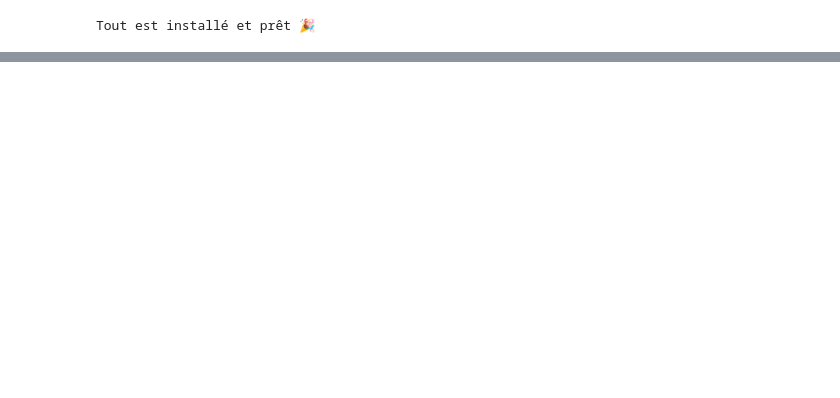
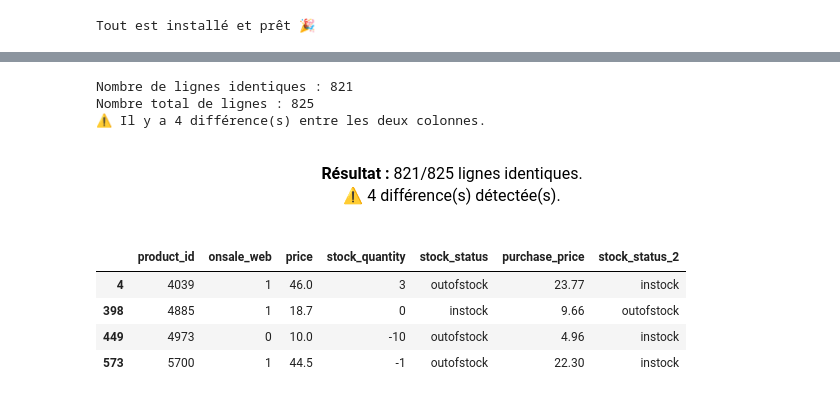
Before and after one commit to Stephane-OC/bottleneck, a Jupyter notebook: analyse_bottleneck.ipynb, the cells around one changed output, grey strips where cells are left out. Drawn from its saved outputs; the diff is of its cells as text; code cells hidden in the pictures; blank space fills up the shorter version.

```diff
--- a/analyse_bottleneck.ipynb
+++ b/analyse_bottleneck.ipynb
@@ -353,4 +397,11 @@ Le tableau comporte 6 colonne(s)
 # %%
-#Création d'une colonne "stock_status_2"
-#La valeur de cette deuxième colonne sera fonction de la valeur dans la colonne "stock_quantity"
-#Si la valeur de la colonne "stock_quantity" est nulle, renseigner "outofstock" sinon mettre "instock"
+# Création d'une colonne "stock_status_2"
+# La valeur de cette deuxième colonne sera fonction de la valeur dans la colonne "stock_quantity"
+# Si la valeur de la colonne "stock_quantity" est nulle, renseigner "outofstock" sinon mettre "instock"
+# Création de la colonne "stock_status_2"
+df_erp["stock_status_2"] = df_erp["stock_quantity"].apply(
+    lambda x: "outofstock" if pd.isna(x) or x == 0 else "instock"
+)
+
+# Vérification sur quelques lignes
+df_erp[["stock_quantity", "stock_status_2"]].head(10)
@@ -365,10 +441,46 @@ Le tableau comporte 6 colonne(s)
 # %%
-#Mais il est possible de synthétiser ce résultat en effectuant la somme de cette colonne:
-#True vaut 1 et False 0
-#Nous devrions obtenir la somme de 824 qui correspond au nombre de lignes dans ce dataset
+# Calcul de la somme des valeurs True (1) et False (0)
+somme_identiques = (df_erp["stock_status"] == df_erp["stock_status_2"]).sum()
+
+# Affichons le résultat
+print(f"Nombre de lignes identiques : {somme_identiques}")
+print(f"Nombre total de lignes : {len(df_erp)}")
+
+# Vérifions si les deux colonnes sont strictement identiques
+if somme_identiques == len(df_erp):
+    print("✅ Les deux colonnes sont strictement identiques.")
+else:
+    print(f"⚠️ Il y a {len(df_erp) - somme_identiques} différence(s) entre les deux colonnes.")
+# %% [output]
+Nombre de lignes identiques : 821
+Nombre total de lignes : 825
+⚠️ Il y a 4 différence(s) entre les deux colonnes.
+# %% [markdown]
+<div style="
+    background: linear-gradient(90deg, #ff7a00, #ff9500);
+    color:black;
+    padding:15px 40px;
+    border-radius:10px;
+    font-family:'Segoe UI', Arial, sans-serif;
+    font-size:16px;
+    text-align:center;
+    box-shadow:0 4px 12px rgba(0,0,0,0.3);
+    width:fit-content;
+    margin:30px auto;
+">
+<b>Résultat :</b> 821/825 lignes identiques.<br>
+⚠️ 4 différence(s) détectée(s).
+</div>
 # %%
-#Si les colonnes ne sont absolument pas identiques ligne à ligne alors identifier la ligne en écart
-##Dans ce cas je vous donne ce lien pour apprendre à réaliser des filtres dans Pandas:
-##https://bitbucket.org/hrojas/learn-pandas/src/master/
-##Lesson 3
+# Identifier les lignes où les valeurs diffèrent
+differences = df_erp[df_erp["stock_status"] != df_erp["stock_status_2"]]
+
+# Afficher les lignes en écart
+display(differences)
+# %% [output]
+|  | product_id | onsale_web | price | stock_quantity | stock_status | purchase_price | stock_status_2 |
+| 4 | 4039 | 1 | 46.0 | 3 | outofstock | 23.77 | instock |
+| 398 | 4885 | 1 | 18.7 | 0 | instock | 9.66 | outofstock |
+| 449 | 4973 | 0 | 10.0 | -10 | outofstock | 4.96 | instock |
+| 573 | 5700 | 1 | 44.5 | -1 | outofstock | 22.30 | instock |
 # %%
```
Also changed, not shown: parts of 31 cells of this notebook, 1 other file.
